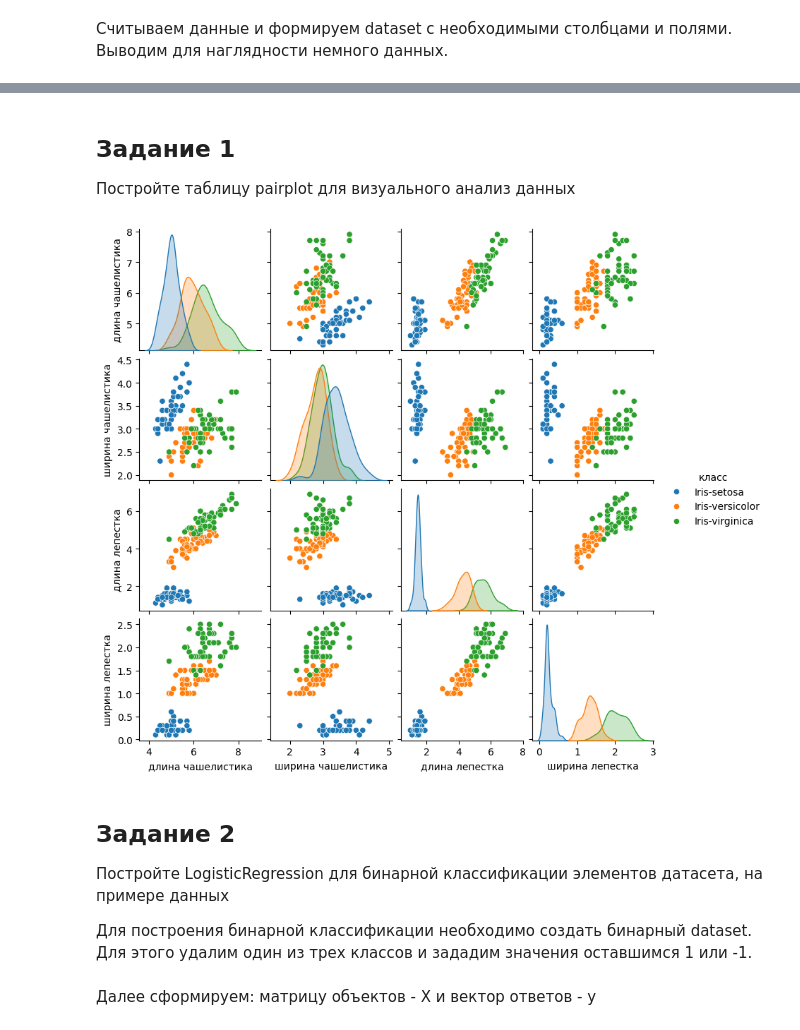
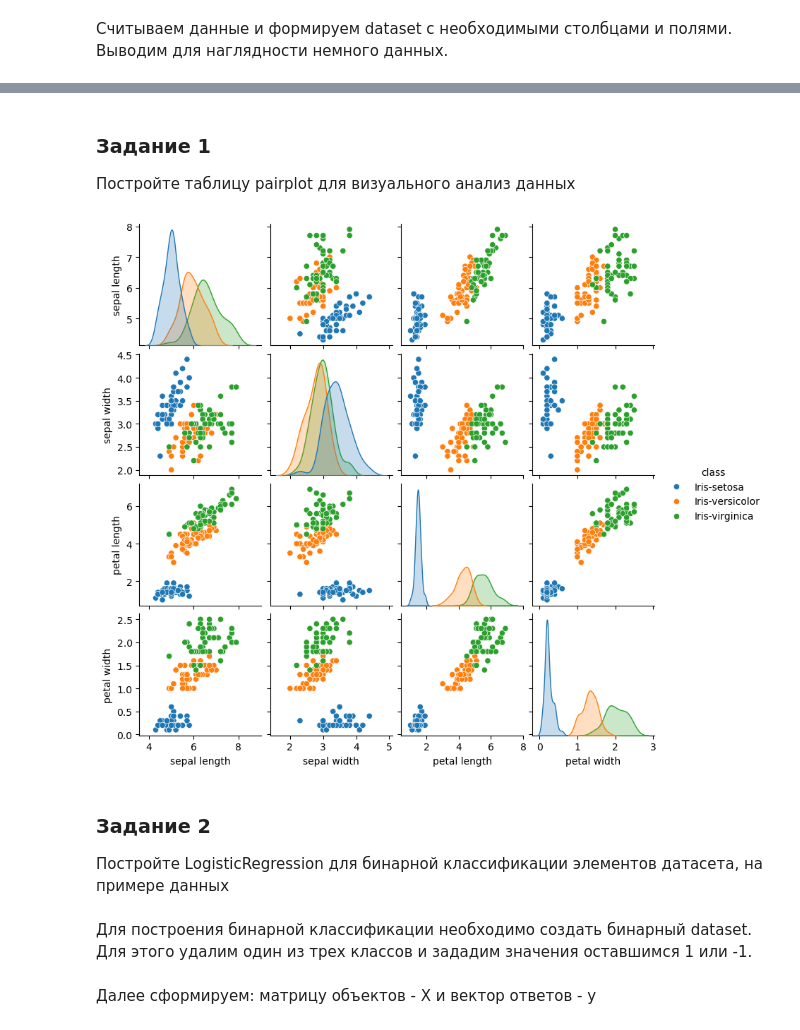
Before and after one commit to ShagMichail/Industrial-Analytics-Platforms, a Jupyter notebook: Task/Task_1.ipynb, the cells around one changed output, grey strips where cells are left out. Drawn from its saved outputs; the diff is of its cells as text; code cells hidden in the pictures.

```diff
--- a/Task/Task_1.ipynb
+++ b/Task/Task_1.ipynb
@@ -35,0 +11,6 @@ dataset.sample(5, random_state=0)
+# %%
+dataset = pd.read_csv('iris.data',
+                      header=None,
+                      names=['sepal length', 'sepal width',
+                             'petal length', 'petal width', 'class'])
+dataset.head()
@@ -36,16 +24,14 @@ dataset.sample(5, random_state=0)
 # %% [markdown]
-## Задание 1
-
-Постройте таблицу pairplot для визуального анализ данных
+### Задание 1
+Постройте  таблицу pairplot для визуального анализ данных
 # %%
-sns.pairplot(dataset, hue='класс', height=2)
+sns.pairplot(dataset, hue='class', height=2)
 plt.show()
 # %% [output]
-[figure, old version]
+[figure, new version]
+# %% [markdown]
+### Задание 2
+Постройте LogisticRegression для бинарной классификации элементов датасета, на примере данных
 # %% [markdown]
-## Задание 2
-
-Постройте LogisticRegression для бинарной классификации элементов датасета, на примере данных
-
 Для построения бинарной классификации необходимо создать бинарный dataset. Для этого удалим один из трех классов и зададим значения оставшимся 1 или -1.
 # %%
```
Also changed, not shown: parts of 23 cells of this notebook, 1 other file.
